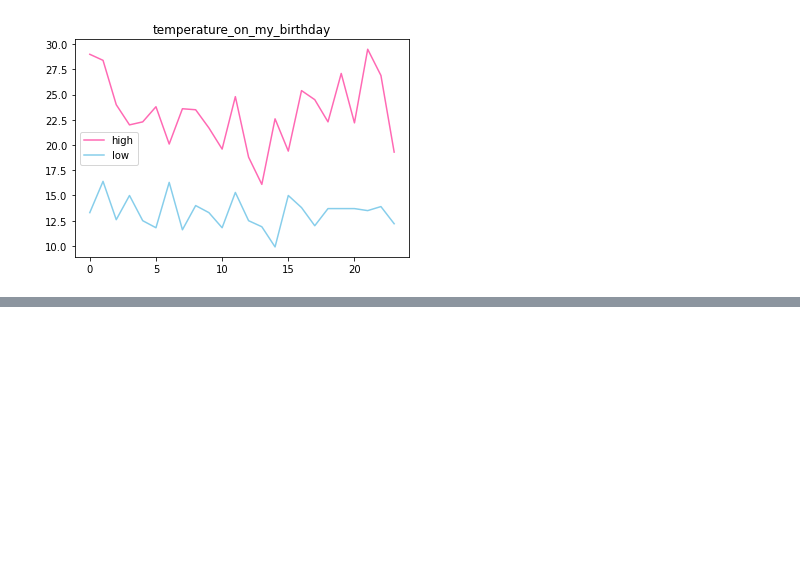
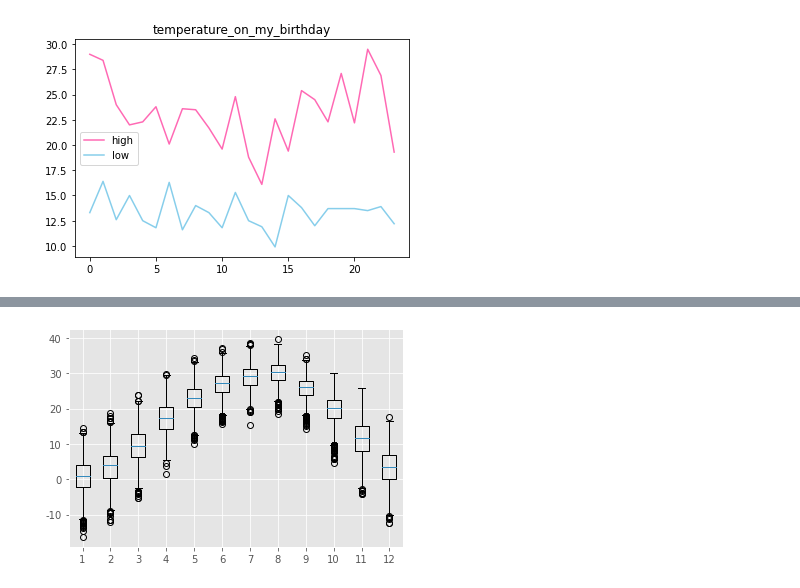
Before and after one commit to Yujihyeee/jupyter-docker, a Jupyter notebook: changed_temperatures_on_my_birthday.ipynb, the cells around one changed output, grey strips where cells are left out. Drawn from its saved outputs; the diff is of its cells as text; code cells hidden in the pictures; blank space fills up the shorter version.

```diff
--- a/changed_temperatures_on_my_birthday.ipynb
+++ b/changed_temperatures_on_my_birthday.ipynb
@@ -69,0 +73,10 @@ plt.legend()
+# %%
+month = [[], [], [], [], [], [], [], [], [], [], [], []]
+'''for i in arr:
+    if i[-1] != '':
+        month[int(i[0].split('-')[1])-1].append(float(i[-1]))'''
+[month[int(i[0].split('-')[1])-1].append(float(i[-1])) for i in ls if i[-1] != '']
+plt.boxplot(month)
+plt.show()
+# %% [output]
+[figure, added]
```
Also changed, not shown: parts of 6 cells of this notebook, 2 other files.
